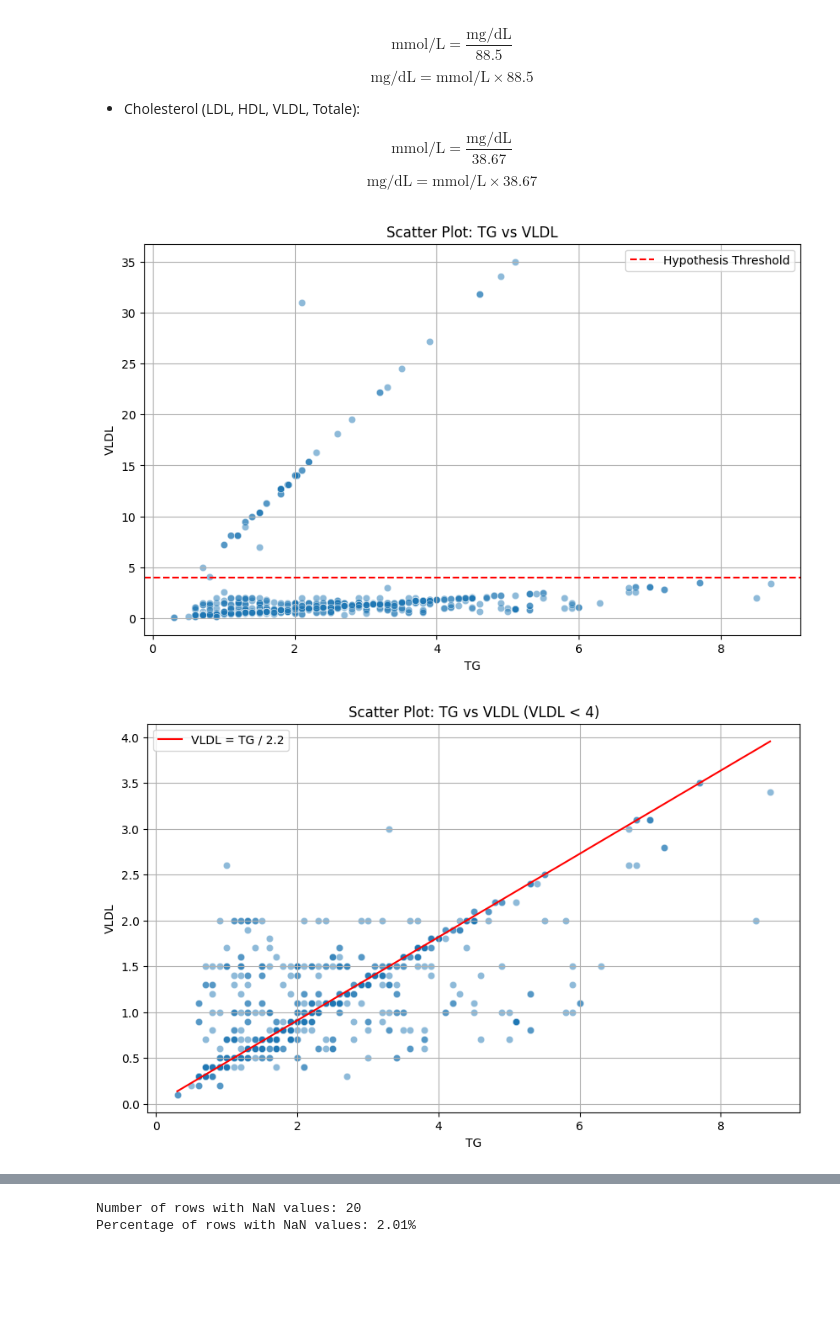
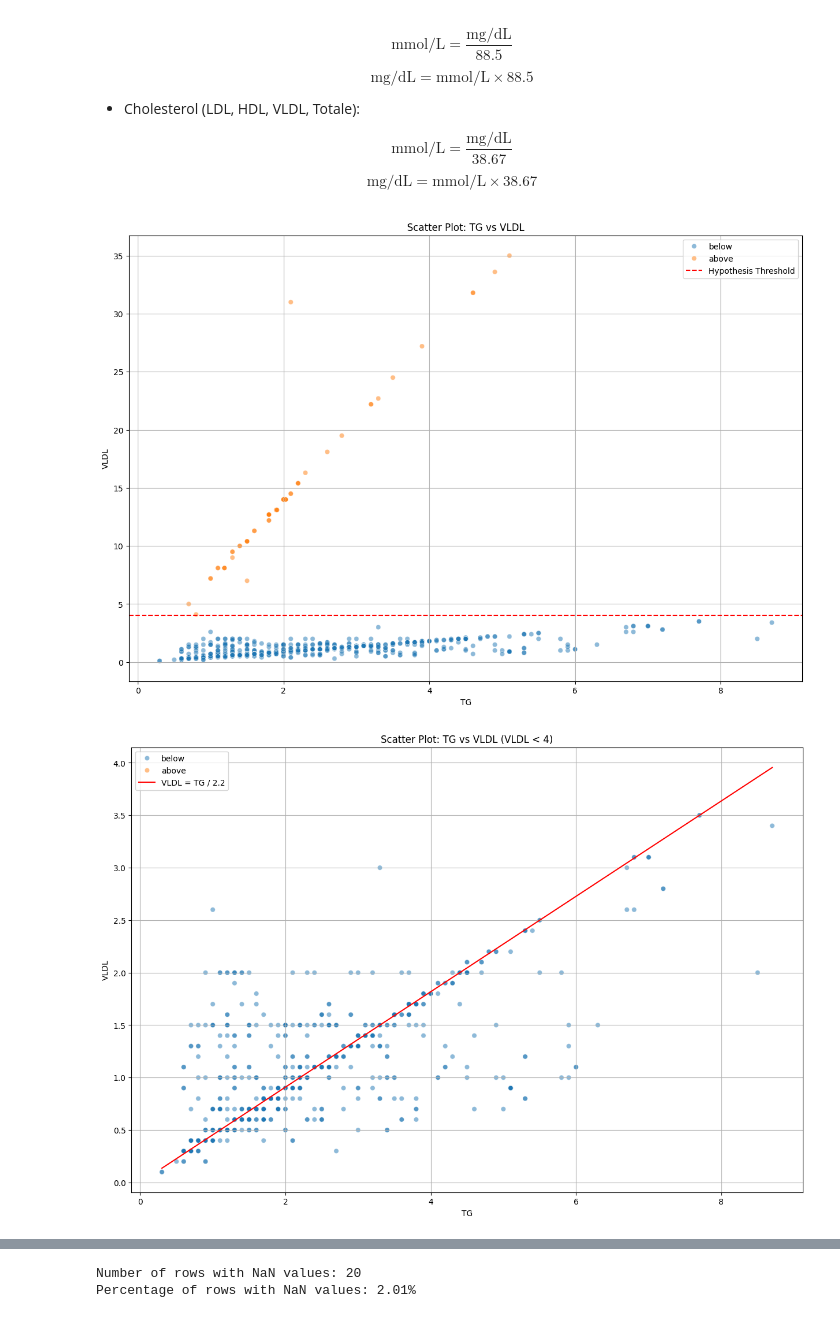
Before and after one commit to tbimbato/Diabetes-Dataset-EDA-and-prediction, a Jupyter notebook: notebooks/EDA.ipynb, the cells around one changed output, grey strips where cells are left out. Drawn from its saved outputs; the diff is of its cells as text; code cells hidden in the pictures; blank space fills up the shorter version.

```diff
--- a/notebooks/EDA.ipynb
+++ b/notebooks/EDA.ipynb
@@ -224,3 +249,16 @@ suspicious_features = features_high_std.tolist
 print(suspicious_features)
 # %% [output]
 <bound method IndexOpsMixin.tolist of Index(['Urea', 'Cr', 'TG', 'HDL', 'VLDL'], dtype='object')>
+# %%
+# Plotting the distribution of the features as subplots horizontally
+plt.figure(figsize=(15, 20))
+
+# Loop through each feature and create a subplot
+for i, feature in enumerate(dataset.columns, 1):
+    plt.subplot(len(dataset.columns), 1, i)  # Arrange subplots vertically
+    sns.boxplot(data=dataset[feature], orient='h')  # Set orientation to horizontal
+    plt.title(f'Boxplot of {feature}')
+    plt.xlabel(feature)
+
+plt.tight_layout()
+plt.show()
@@ -358,25 +398,33 @@ $$\text{mg/dL} = \text{mmol/L} \times 88.5$$
 $$\text{mmol/L} = \frac{\text{mg/dL}}{38.67}$$
 $$\text{mg/dL} = \text{mmol/L} \times 38.67$$
 # %%
-# Scatter plot tra TG e VLDL
-plt.figure(figsize=(10, 6))
-sns.scatterplot(data=dataset, x='TG', y='VLDL', alpha=0.5)
+# Scatter plot for TG vs VLDL with color based on threshold
+plt.figure(figsize=(15, 10))
+
+# Create a standalone pandas Series to classify points based on the threshold
+VLDL_thresh_status = pd.Series(np.where(dataset['VLDL'] > 4, 'above', 'below'), index=dataset.index)
+
+
+
+# Scatter plot with color coding
+sns.scatterplot(data=dataset, x='TG', y='VLDL', hue=VLDL_thresh_status, alpha=0.5)
+
 plt.title('Scatter Plot: TG vs VLDL')
 plt.xlabel('TG')
 plt.ylabel('VLDL')
 plt.axhline(y=4, color='red', linestyle='--', label='Hypothesis Threshold')
 plt.legend()
 plt.grid(True)
 plt.show()
 # %% [output]
-[figure, old version]
+[figure, new version]
 # %%
 # Filter the dataset for VLDL values under 4
 filtered_dataset = dataset[dataset['VLDL'] < 4]
 
 # Scatter plot for TG vs VLDL with VLDL < 4
-plt.figure(figsize=(10, 6))
-sns.scatterplot(data=filtered_dataset, x='TG', y='VLDL', alpha=0.5)
+plt.figure(figsize=(15, 10))
+sns.scatterplot(data=filtered_dataset, x='TG', y='VLDL', alpha=0.5, hue=VLDL_thresh_status)
 plt.title('Scatter Plot: TG vs VLDL (VLDL < 4)')
 plt.xlabel('TG')
 plt.ylabel('VLDL')
@@ -391,7 +439,7 @@ plt.grid(True)
 
 plt.show()
 # %% [output]
-[figure, old version]
+[figure, new version]
 # %%
 # Filter the dataset for VLDL values over 4
 filtered_dataset = dataset[dataset['VLDL'] >= 4]
```
Also changed, not shown: parts of 11 cells of this notebook.
